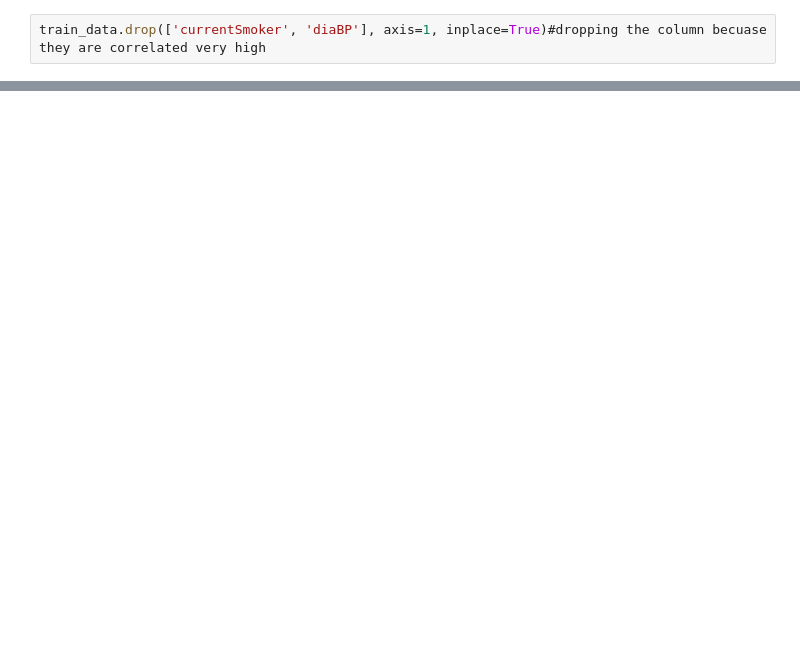
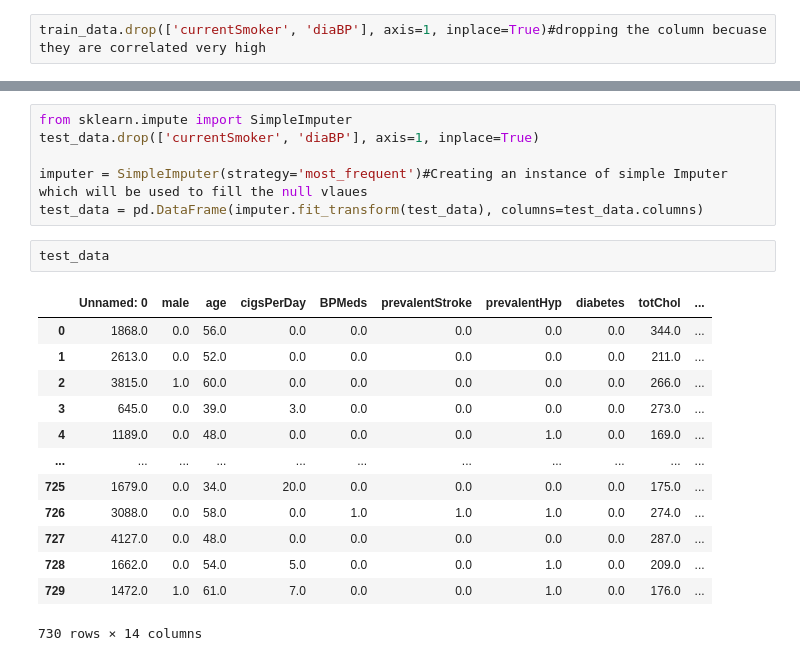
Before and after one commit to ayush-dhanker/Heart-diesease-prediction, a Jupyter notebook: main.ipynb, the cells around one changed output, grey strips where cells are left out. Saved outputs shown, nothing was run; the diff lists cells and outputs as text; blank space fills up the shorter version.

```diff
--- a/main.ipynb
+++ b/main.ipynb
@@ -61 +100,23 @@ train_data = train_data[~(train_data['totChol'] > 450)]#deleting the outliers va
+# %%
+from sklearn.impute import SimpleImputer
+test_data.drop(['currentSmoker', 'diaBP'], axis=1, inplace=True)
+
+imputer = SimpleImputer(strategy='most_frequent')#Creating an instance of simple Imputer which will be used to fill the null vlaues
+test_data = pd.DataFrame(imputer.fit_transform(test_data), columns=test_data.columns)
+# %%
+test_data
+# %% [output]
+|  | Unnamed: 0 | male | age | cigsPerDay | BPMeds | prevalentStroke | prevalentHyp | diabetes | totChol | ... |
+| 0 | 1868.0 | 0.0 | 56.0 | 0.0 | 0.0 | 0.0 | 0.0 | 0.0 | 344.0 | ... |
+| 1 | 2613.0 | 0.0 | 52.0 | 0.0 | 0.0 | 0.0 | 0.0 | 0.0 | 211.0 | ... |
+| 2 | 3815.0 | 1.0 | 60.0 | 0.0 | 0.0 | 0.0 | 0.0 | 0.0 | 266.0 | ... |
+| 3 | 645.0 | 0.0 | 39.0 | 3.0 | 0.0 | 0.0 | 0.0 | 0.0 | 273.0 | ... |
+| 4 | 1189.0 | 0.0 | 48.0 | 0.0 | 0.0 | 0.0 | 1.0 | 0.0 | 169.0 | ... |
+| ... | ... | ... | ... | ... | ... | ... | ... | ... | ... | ... |
+| 725 | 1679.0 | 0.0 | 34.0 | 20.0 | 0.0 | 0.0 | 0.0 | 0.0 | 175.0 | ... |
+| 726 | 3088.0 | 0.0 | 58.0 | 0.0 | 1.0 | 1.0 | 1.0 | 0.0 | 274.0 | ... |
+| 727 | 4127.0 | 0.0 | 48.0 | 0.0 | 0.0 | 0.0 | 0.0 | 0.0 | 287.0 | ... |
+| 728 | 1662.0 | 0.0 | 54.0 | 5.0 | 0.0 | 0.0 | 1.0 | 0.0 | 209.0 | ... |
+| 729 | 1472.0 | 1.0 | 61.0 | 7.0 | 0.0 | 0.0 | 1.0 | 0.0 | 176.0 | ... |
+730 rows × 14 columns
 # %%
```
Also changed, not shown: parts of 22 cells of this notebook, 1 other file.
